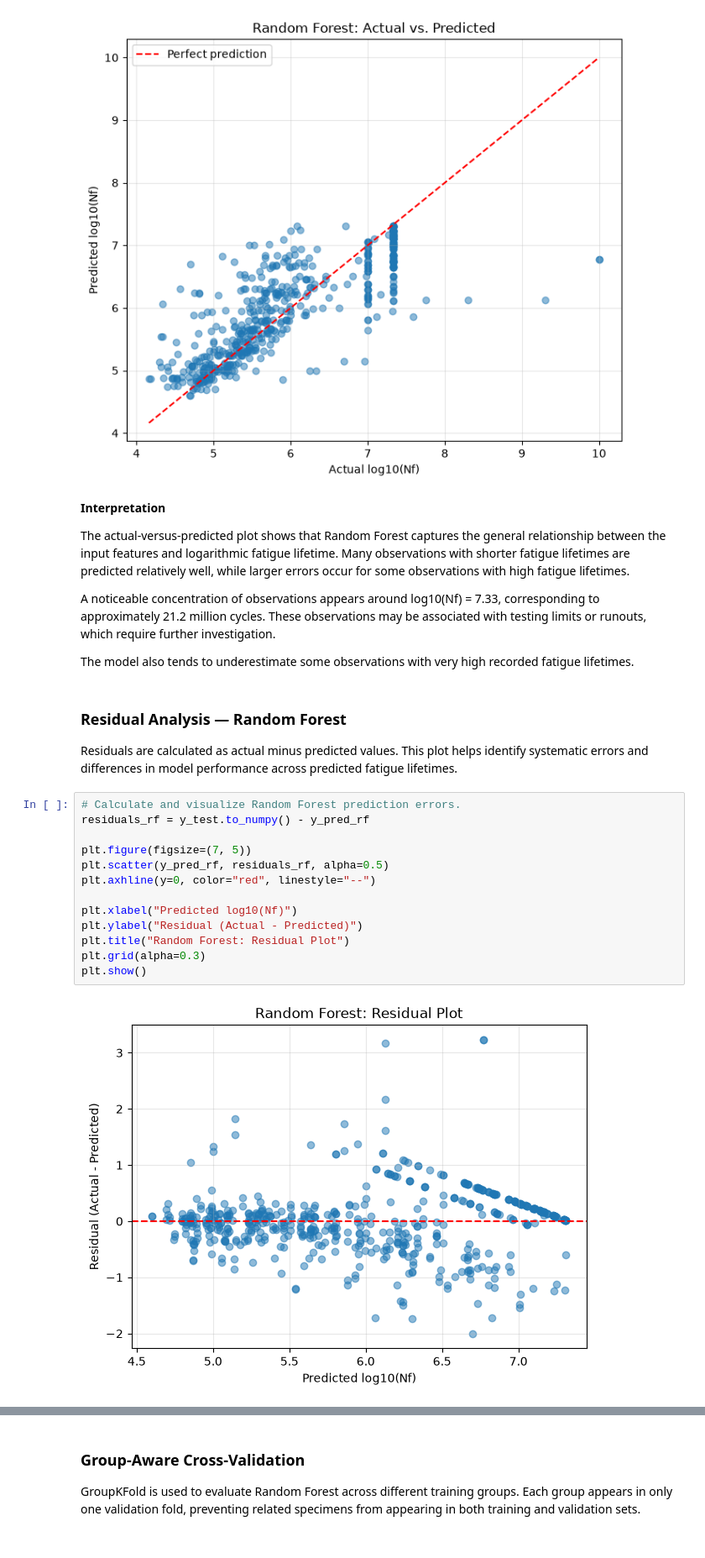
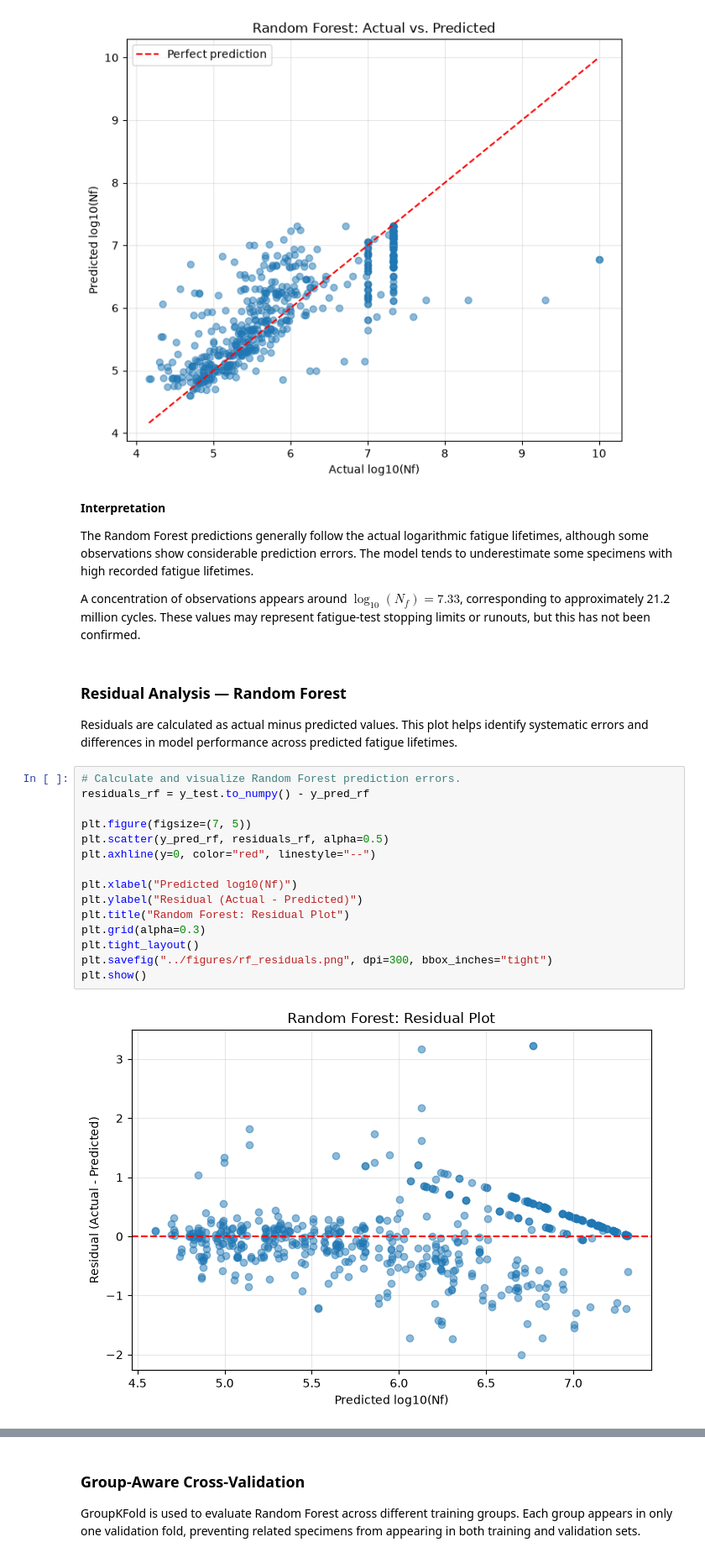
Before and after one commit to LeiliJL/DAT305-Project, a Jupyter notebook: notebooks/02_Regression.ipynb, the cells around one changed output, grey strips where cells are left out. Shown at 84% size. Cells and saved outputs as stored; diff of their text form.

```diff
--- a/notebooks/02_Regression.ipynb
+++ b/notebooks/02_Regression.ipynb
@@ -312,11 +305,9 @@ plt.show()
 # %% [markdown]
 **Interpretation**
 
-The actual-versus-predicted plot shows that Random Forest captures the general relationship between the input features and logarithmic fatigue lifetime. Many observations with shorter fatigue lifetimes are predicted relatively well, while larger errors occur for some observations with high fatigue lifetimes.
+The Random Forest predictions generally follow the actual logarithmic fatigue lifetimes, although some observations show considerable prediction errors. The model tends to underestimate some specimens with high recorded fatigue lifetimes.
 
-A noticeable concentration of observations appears around log10(Nf) = 7.33, corresponding to approximately 21.2 million cycles. These observations may be associated with testing limits or runouts, which require further investigation.
-
-The model also tends to underestimate some observations with very high recorded fatigue lifetimes.
+A concentration of observations appears around $\log_{10}(N_f) = 7.33$, corresponding to approximately 21.2 million cycles. These values may represent fatigue-test stopping limits or runouts, but this has not been confirmed.
 # %% [markdown]
 ### Residual Analysis — Random Forest
 
@@ -324,18 +315,20 @@ Residuals are calculated as actual minus predicted values. This plot helps ident
 # %%
 # Calculate and visualize Random Forest prediction errors.
 residuals_rf = y_test.to_numpy() - y_pred_rf
 
 plt.figure(figsize=(7, 5))
 plt.scatter(y_pred_rf, residuals_rf, alpha=0.5)
 plt.axhline(y=0, color="red", linestyle="--")
 
 plt.xlabel("Predicted log10(Nf)")
 plt.ylabel("Residual (Actual - Predicted)")
 plt.title("Random Forest: Residual Plot")
 plt.grid(alpha=0.3)
+plt.tight_layout()
+plt.savefig("../figures/rf_residuals.png", dpi=300, bbox_inches="tight")
 plt.show()
 # %% [output]
-[figure, old version]
+[figure, new version]
 # %% [markdown]
 **Residual Plot Interpretation**
 
```
Also changed, not shown: parts of 8 cells of this notebook, 12 other files.
